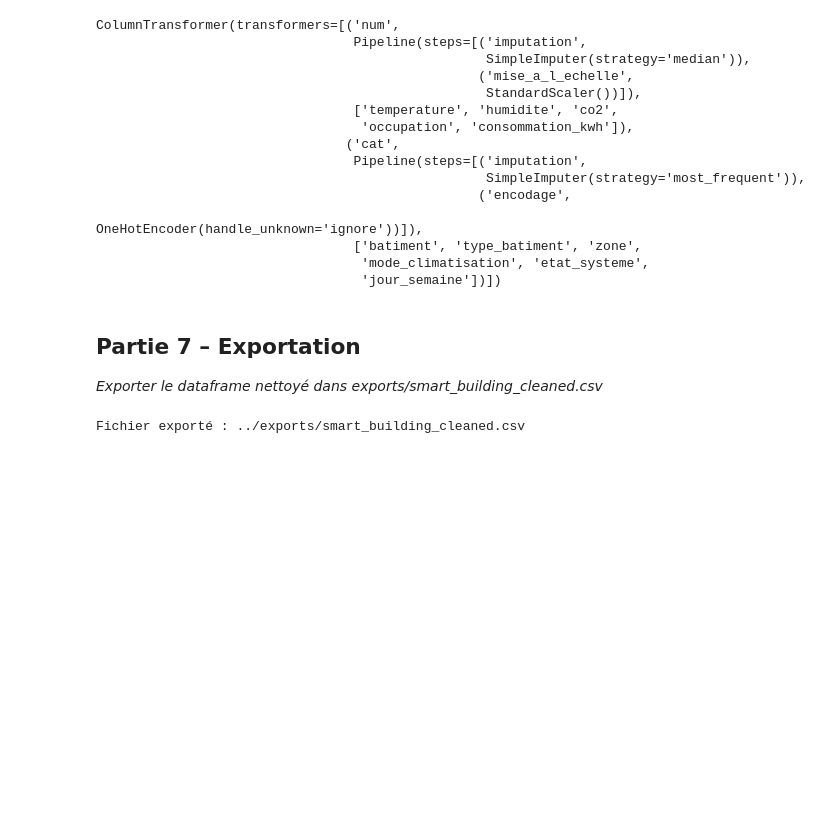
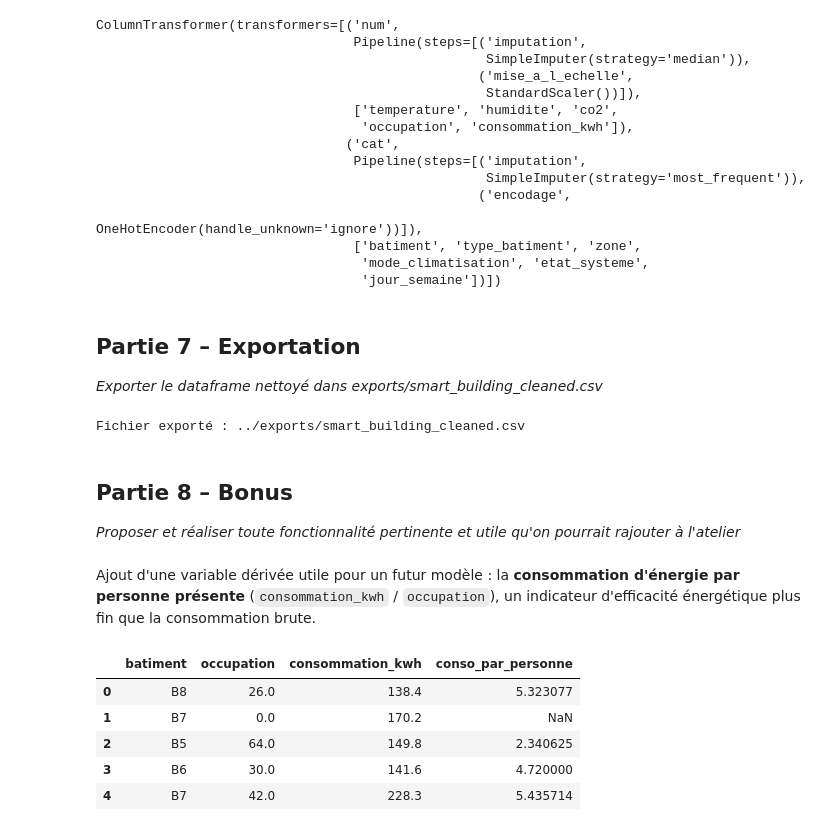
Before and after one commit to harounambaye/SmartCleanData, a Jupyter notebook: notebooks/SmartCleanData.ipynb, the cells around one changed output. Drawn from its saved outputs; the diff is of its cells as text; code cells hidden in the pictures; blank space fills up the shorter version.

Commit message:
Partie 8 – Bonus

```diff
--- a/notebooks/SmartCleanData.ipynb
+++ b/notebooks/SmartCleanData.ipynb
@@ -439,3 +439,25 @@ df.to_csv("../exports/smart_building_cleaned.csv", index=False)
 print("Fichier exporté :", "../exports/smart_building_cleaned.csv")
 # %% [output]
 Fichier exporté : ../exports/smart_building_cleaned.csv
+# %% [markdown]
+## Partie 8 – Bonus
+
+*Proposer et réaliser toute fonctionnalité pertinente et utile qu'on pourrait rajouter à l'atelier*
+# %% [markdown]
+Ajout d'une variable dérivée utile pour un futur modèle : la **consommation d'énergie par personne présente** (`consommation_kwh` / `occupation`), un indicateur d'efficacité énergétique plus fin que la consommation brute.
+# %%
+# Bonus : ajout d'une variable dérivée utile (consommation d'énergie par personne présente)
+df_bonus = df.copy()
+df_bonus["conso_par_personne"] = np.where(
+    df_bonus["occupation"] > 0,
+    df_bonus["consommation_kwh"] / df_bonus["occupation"],
+    np.nan
+)
+df_bonus[["batiment", "occupation", "consommation_kwh", "conso_par_personne"]].head()
+# %% [output]
+|  | batiment | occupation | consommation_kwh | conso_par_personne |
+| 0 | B8 | 26.0 | 138.4 | 5.323077 |
+| 1 | B7 | 0.0 | 170.2 | NaN |
+| 2 | B5 | 64.0 | 149.8 | 2.340625 |
+| 3 | B6 | 30.0 | 141.6 | 4.720000 |
+| 4 | B7 | 42.0 | 228.3 | 5.435714 |
```
